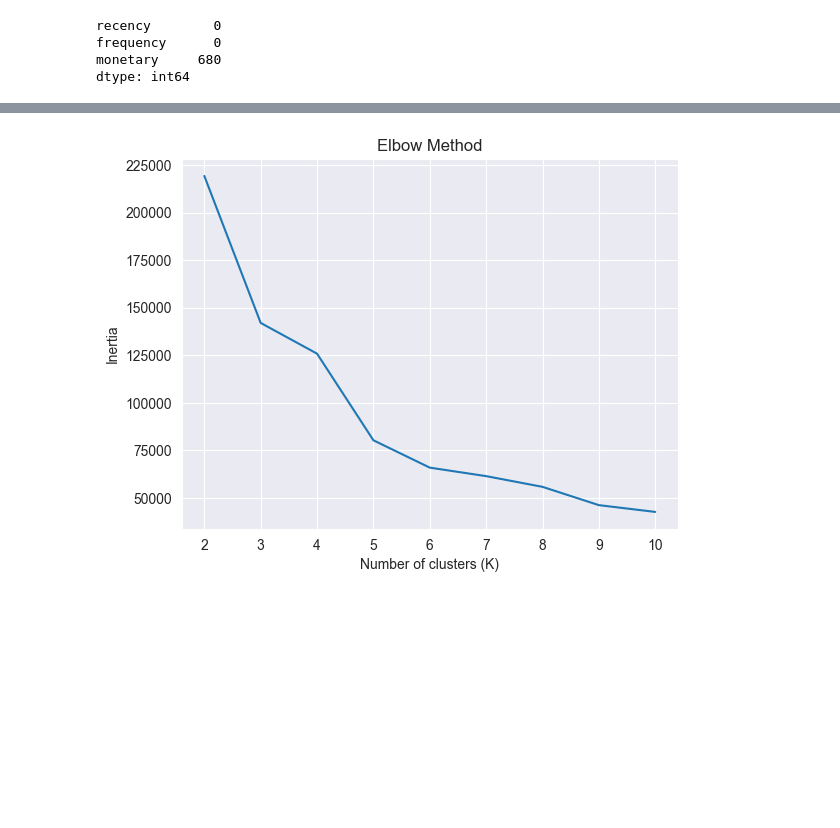
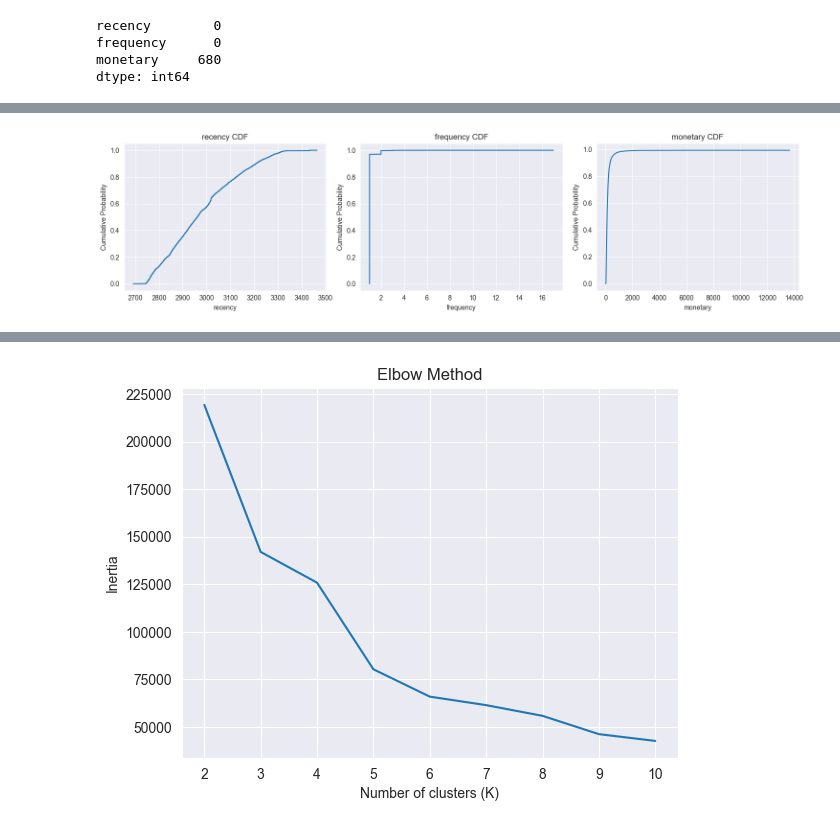
Before and after one commit to WangXin154/E-commerce_decision-making-_intelligence, a Jupyter notebook: Statistical_analysis_report/02.User_Segmentation_vs_ Value_Analysis_(RFM Model).ipynb, the cells around one changed output, grey strips where cells are left out. Cells and saved outputs as stored; diff of their text form; code cells hidden in the pictures; blank space fills up the shorter version.

```diff
--- a/Statistical_analysis_report/02.User_Segmentation_vs_ Value_Analysis_(RFM Model).ipynb
+++ b/Statistical_analysis_report/02.User_Segmentation_vs_ Value_Analysis_(RFM Model).ipynb
@@ -100,0 +311,15 @@ dtype: int64
+# %%
+# CDF
+import numpy as np
+fig, axes = plt.subplots(1, 3, figsize=(15, 4))
+for i, col in enumerate(['recency', 'frequency', 'monetary']):
+    sorted_data = np.sort(df_rfm[col])
+    cdf = np.arange(1, len(sorted_data) + 1) / len(sorted_data)
+    axes[i].plot(sorted_data, cdf)
+    axes[i].set_title(f"{col} CDF")
+    axes[i].set_xlabel(col)
+    axes[i].set_ylabel("Cumulative Probability")
+plt.tight_layout()
+plt.show()
+# %% [output]
+[figure, added]
```
Also changed, not shown: parts of 60 cells of this notebook.
